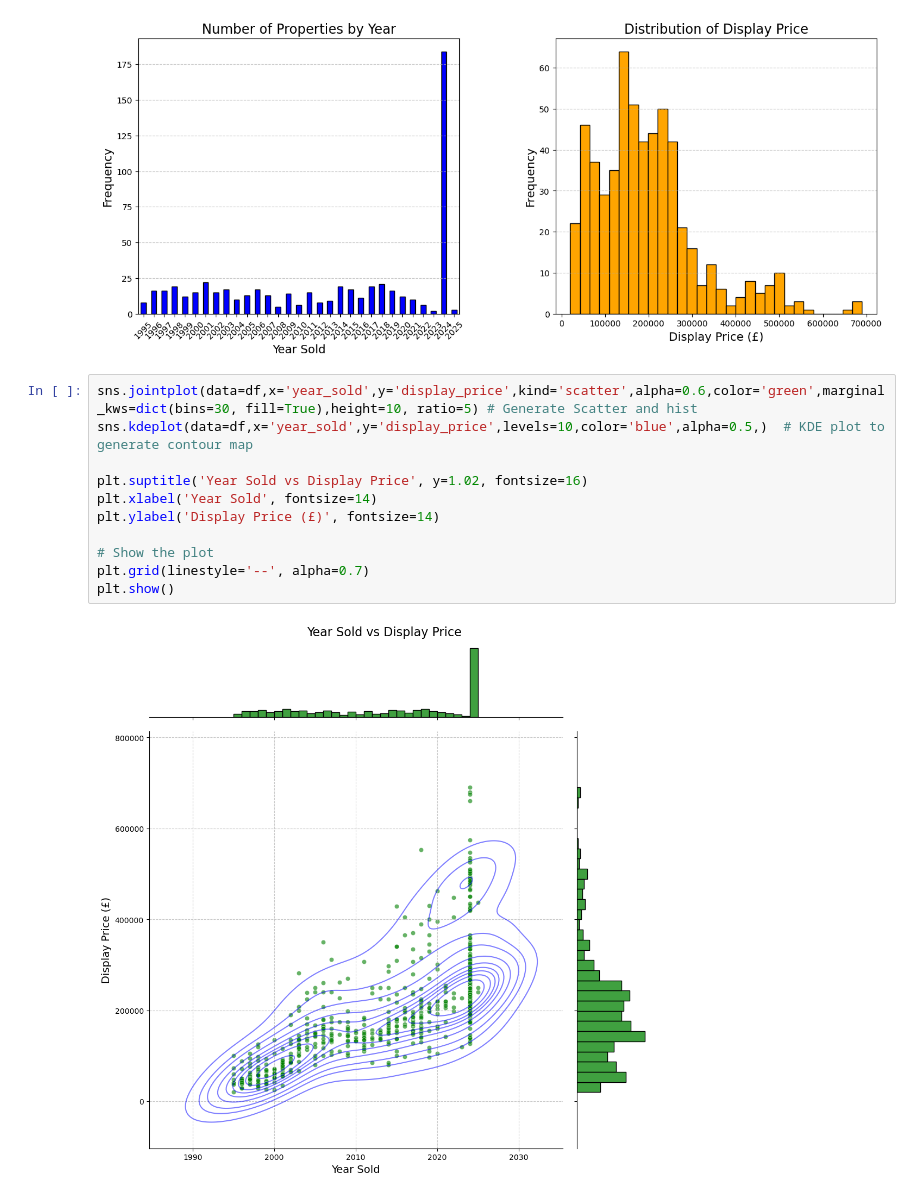
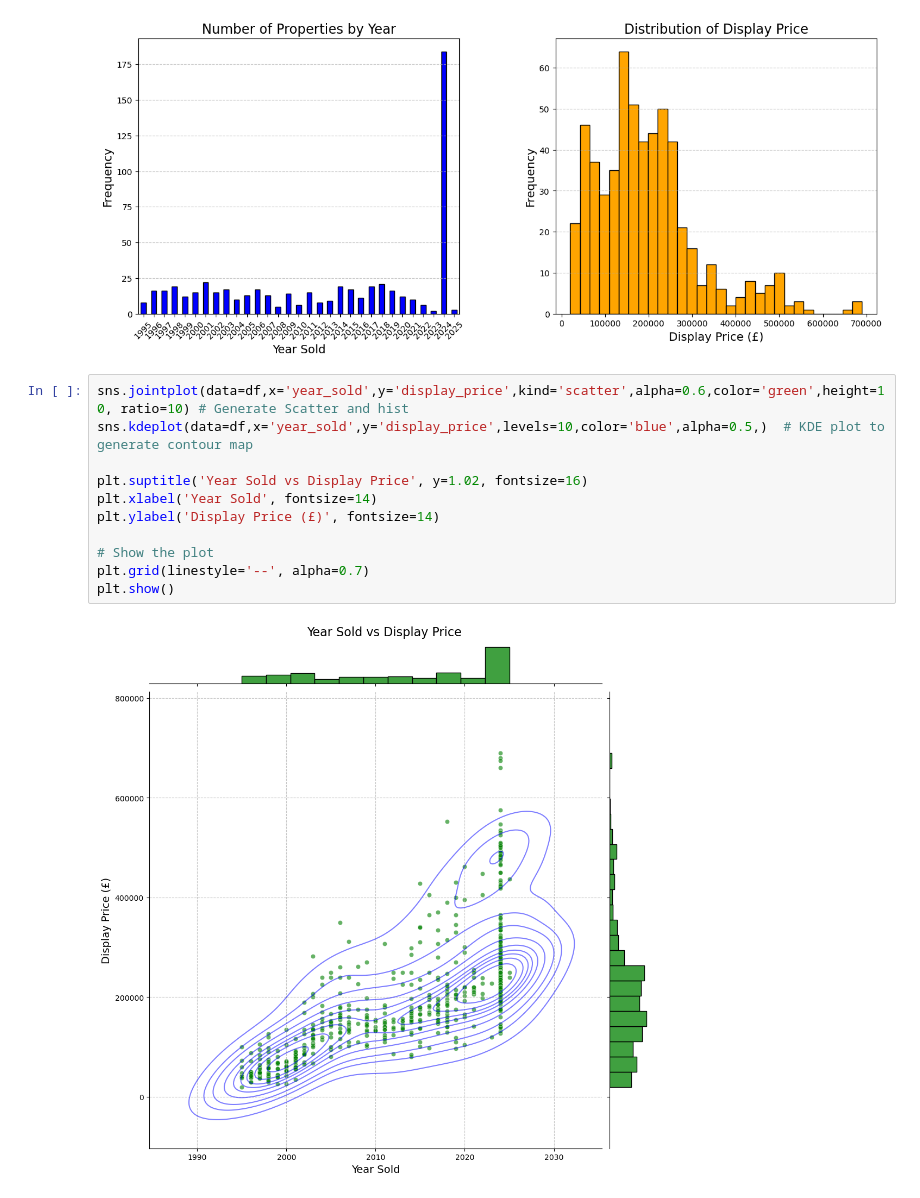
Before and after one commit to RoryThomas16/Cardiff-Housing-Price-Predictor, a Jupyter notebook: Cardiff-Housing_Price_Predictor.ipynb, the cells around one changed output. Cells and saved outputs as stored; diff of their text form.

```diff
--- a/Cardiff-Housing_Price_Predictor.ipynb
+++ b/Cardiff-Housing_Price_Predictor.ipynb
@@ -120,15 +123,15 @@ plt.show()
 # %% [output]
 [figure]
 # %%
-sns.jointplot(data=df,x='year_sold',y='display_price',kind='scatter',alpha=0.6,color='green',marginal_kws=dict(bins=30, fill=True),height=10, ratio=5) # Generate Scatter and hist
+sns.jointplot(data=df,x='year_sold',y='display_price',kind='scatter',alpha=0.6,color='green',height=10, ratio=10) # Generate Scatter and hist
 sns.kdeplot(data=df,x='year_sold',y='display_price',levels=10,color='blue',alpha=0.5,)  # KDE plot to generate contour map
 
 plt.suptitle('Year Sold vs Display Price', y=1.02, fontsize=16)
 plt.xlabel('Year Sold', fontsize=14)
 plt.ylabel('Display Price (£)', fontsize=14)
 
 # Show the plot
 plt.grid(linestyle='--', alpha=0.7)
 plt.show()
 # %% [output]
-[figure, old version]
+[figure, new version]
```
Also changed, not shown: parts of 3 cells of this notebook, 1 other file.
